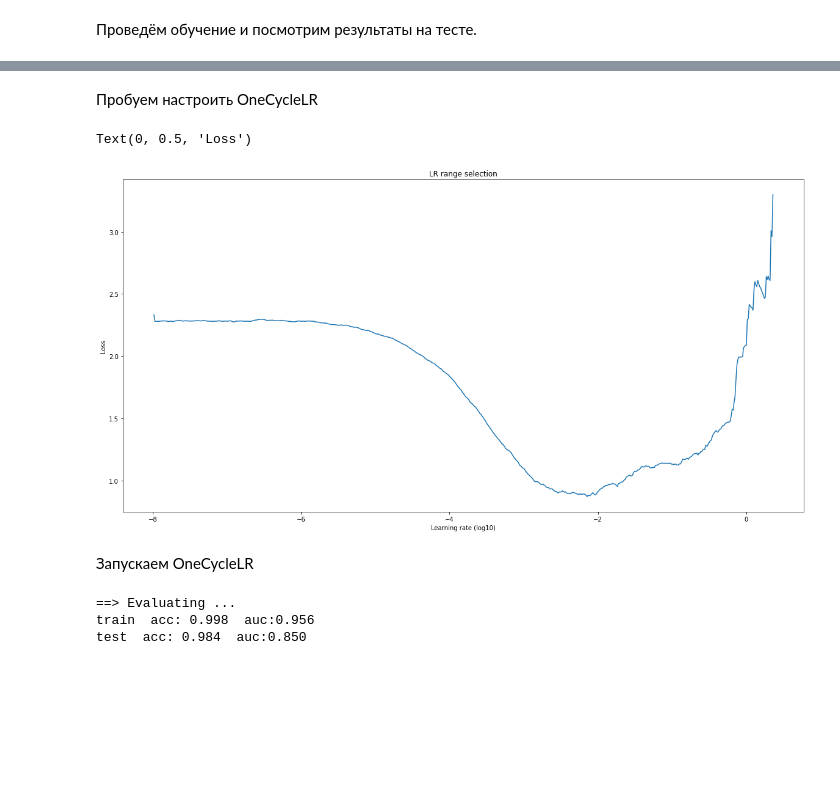
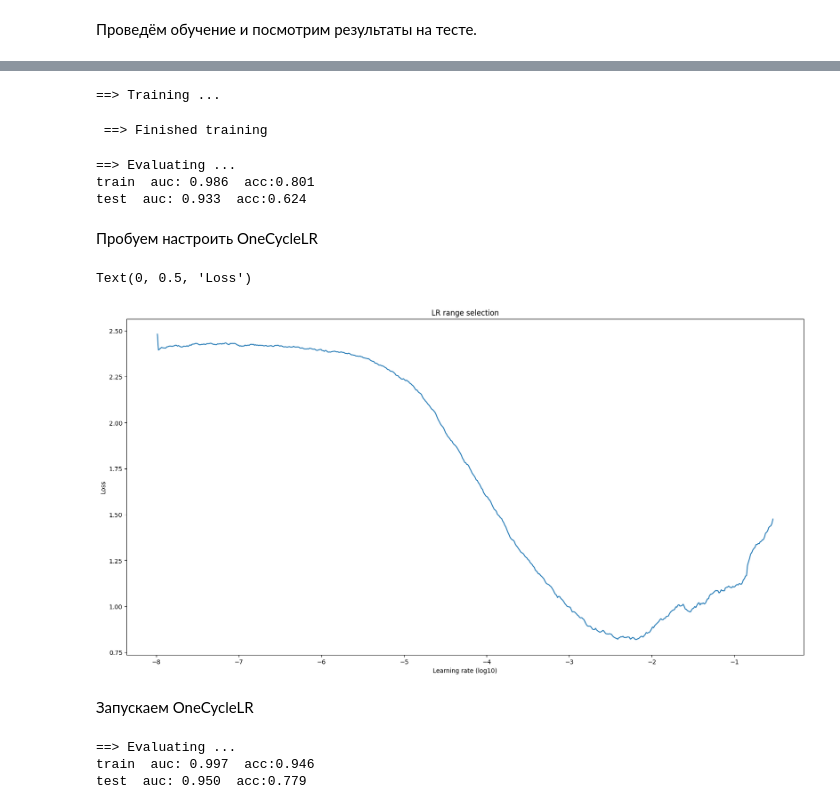
Before and after one commit to Existanze54/sirius-neural-networks-2024, a Jupyter notebook: Practices/05S_NN_methods.ipynb, the cells around one changed output, grey strips where cells are left out. Drawn from its saved outputs; the diff is of its cells as text; code cells hidden in the pictures; blank space fills up the shorter version.

```diff
--- a/Practices/05S_NN_methods.ipynb
+++ b/Practices/05S_NN_methods.ipynb
@@ -158,34 +162,41 @@ class Net(nn.Module):
 
         self.layer1 = nn.Sequential(
             nn.Conv2d(in_channels, 16, kernel_size=3),
+            nn.Sigmoid()
             ### Вставьте нужное (активацию, BatchNorm, Dropout и пр.) ###
         )
 
         self.layer2 = nn.Sequential(
             nn.Conv2d(16, 16, kernel_size=3),
+            nn.Sigmoid(),
             ### Вставьте нужное (активацию, BatchNorm, Dropout и пр.) ###
             nn.MaxPool2d(kernel_size=2, stride=2))
 
         self.layer3 = nn.Sequential(
             nn.Conv2d(16, 64, kernel_size=3),
+            nn.Sigmoid()
             ### Вставьте нужное (активацию, BatchNorm, Dropout и пр.) ###
         )
 
         self.layer4 = nn.Sequential(
             nn.Conv2d(64, 64, kernel_size=3),
+            nn.Sigmoid()
             ### Вставьте нужное (активацию, BatchNorm, Dropout и пр.) ###
         )
 
         self.layer5 = nn.Sequential(
             nn.Conv2d(64, 64, kernel_size=3, padding=1),
+            nn.Sigmoid(),
             ### Вставьте нужное (активацию, BatchNorm, Dropout и пр.) ###
             nn.MaxPool2d(kernel_size=2, stride=2)
         )
 
         self.fc = nn.Sequential(
             nn.Linear(64 * 4 * 4, 128),
+            nn.Sigmoid(),
             ### Вставьте нужное (активацию, BatchNorm, Dropout и пр.) ###
             nn.Linear(128, 128),
+            nn.Sigmoid(),
             ### Вставьте нужное (активацию, BatchNorm, Dropout и пр.) ###
             nn.Linear(128, num_classes)
         )
@@ -215,7 +226,7 @@ else:
 NUM_EPOCHS = 3
 lr = 0.001
 
-optimizer = optim.AdamW(model.parameters(), lr=0.01)
+optimizer = optim.SGD(model.parameters(), lr=lr)
 # %%
 #help(nn.BatchNorm2d)
 # %% [markdown]
@@ -285,3 +638,14 @@ test(model)
+# %%
+train(model)
+# %% [output]
+==> Training ...
+ ==> Finished training
+# %%
+test(model)
+# %% [output]
+==> Evaluating ...
+train  auc: 0.986  acc:0.801
+test  auc: 0.933  acc:0.624
 # %%
 # 1. Sigmoid, no BatchNorm, SGD usual
 # 2. Sigmoid, no BatchNorm, SGD with momentum
@@ -342,12 +706,12 @@ for epoch in tqdm(range(lr_find_epochs)):
 # %%
 plt.figure(figsize=(20, 10))
 plt.title("LR range selection")
-plt.plot(np.log10(lrs[:-50]), losses[:-50])
+plt.plot(np.log10(lrs[:-120]), losses[:-120])
 plt.xlabel("Learning rate (log10)")
 plt.ylabel("Loss")
 # %% [output]
 Text(0, 0.5, 'Loss')
-[figure, old version]
+[figure, new version]
 # %% [markdown]
 Запускаем OneCycleLR
 # %%
@@ -398,11 +762,9 @@ for epoch in range(NUM_EPOCHS):
         loss.backward()
         optimizer.step()
         scheduler.step()
-# %%
-print('==> Evaluating ...')
-test('train')
-test('test')
-# %% [output]
-==> Evaluating ...
-train  acc: 0.998  auc:0.956
-test  acc: 0.984  auc:0.850
+# %%
+test(model)
+# %% [output]
+==> Evaluating ...
+train  auc: 0.997  acc:0.946
+test  auc: 0.950  acc:0.779
```
Also changed, not shown: parts of 21 cells of this notebook.
